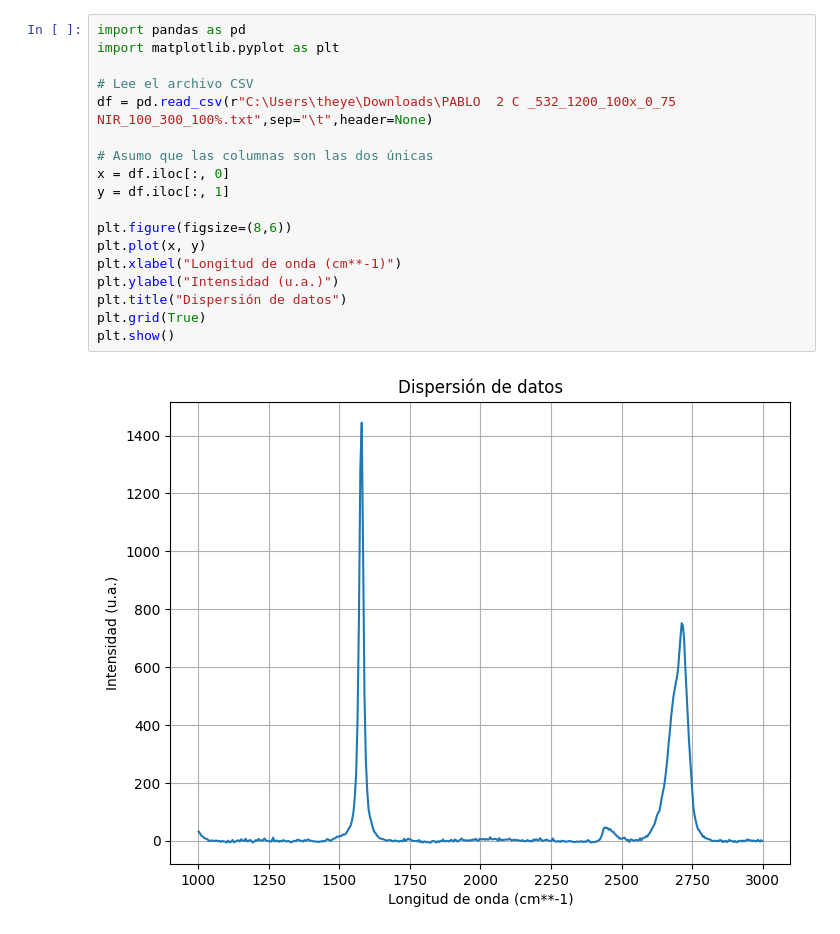
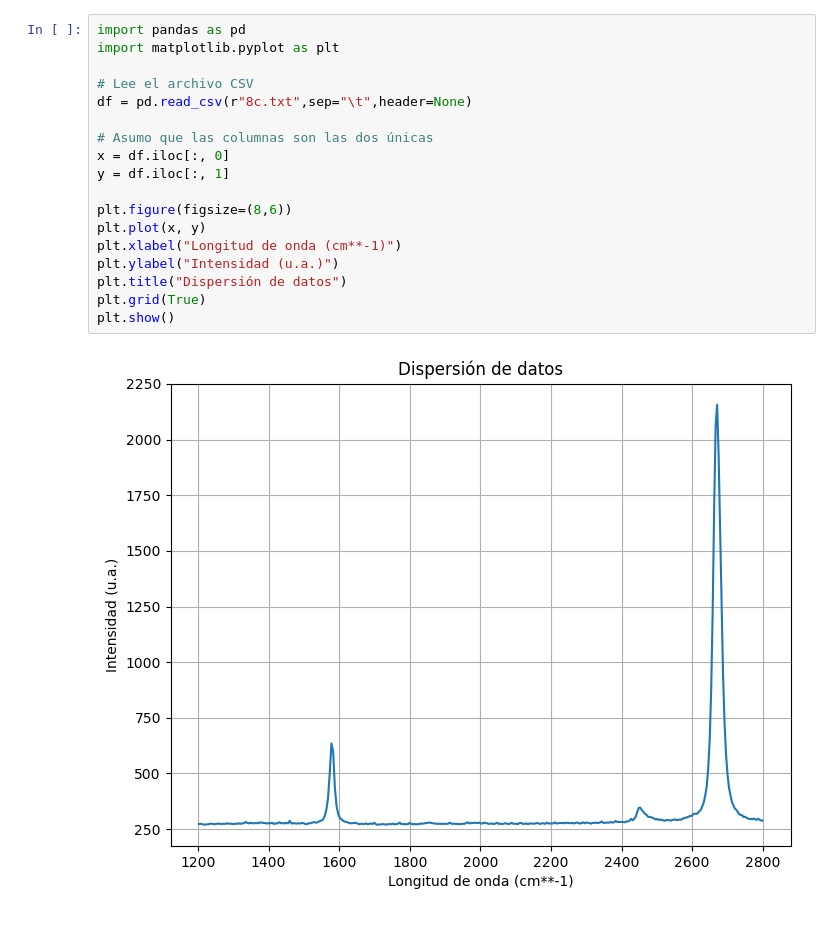
Before and after one commit to P-YepesM/QHE, a Jupyter notebook: Raman.ipynb, the cells around one changed output. Drawn from its saved outputs; the diff is of its cells as text.

```diff
--- a/Raman.ipynb
+++ b/Raman.ipynb
@@ -1,23 +1,23 @@
 # %%
 import pandas as pd
 import matplotlib.pyplot as plt
 
 # Lee el archivo CSV
-df = pd.read_csv(r"C:\Users\theye\Downloads\PABLO  2 C _532_1200_100x_0_75 NIR_100_300_100%.txt",sep="\t",header=None)
+df = pd.read_csv(r"8c.txt",sep="\t",header=None)
 
 # Asumo que las columnas son las dos únicas
 x = df.iloc[:, 0]
 y = df.iloc[:, 1]
 
 plt.figure(figsize=(8,6))
 plt.plot(x, y)
 plt.xlabel("Longitud de onda (cm**-1)")
 plt.ylabel("Intensidad (u.a.)")
 plt.title("Dispersión de datos")
 plt.grid(True)
 plt.show()
 # %% [output]
-[figure, old version]
+[figure, new version]
 # %%
 import pandas as pd
 import matplotlib.pyplot as plt
```
Also changed, not shown: parts of 3 cells of this notebook, 4 other files.
